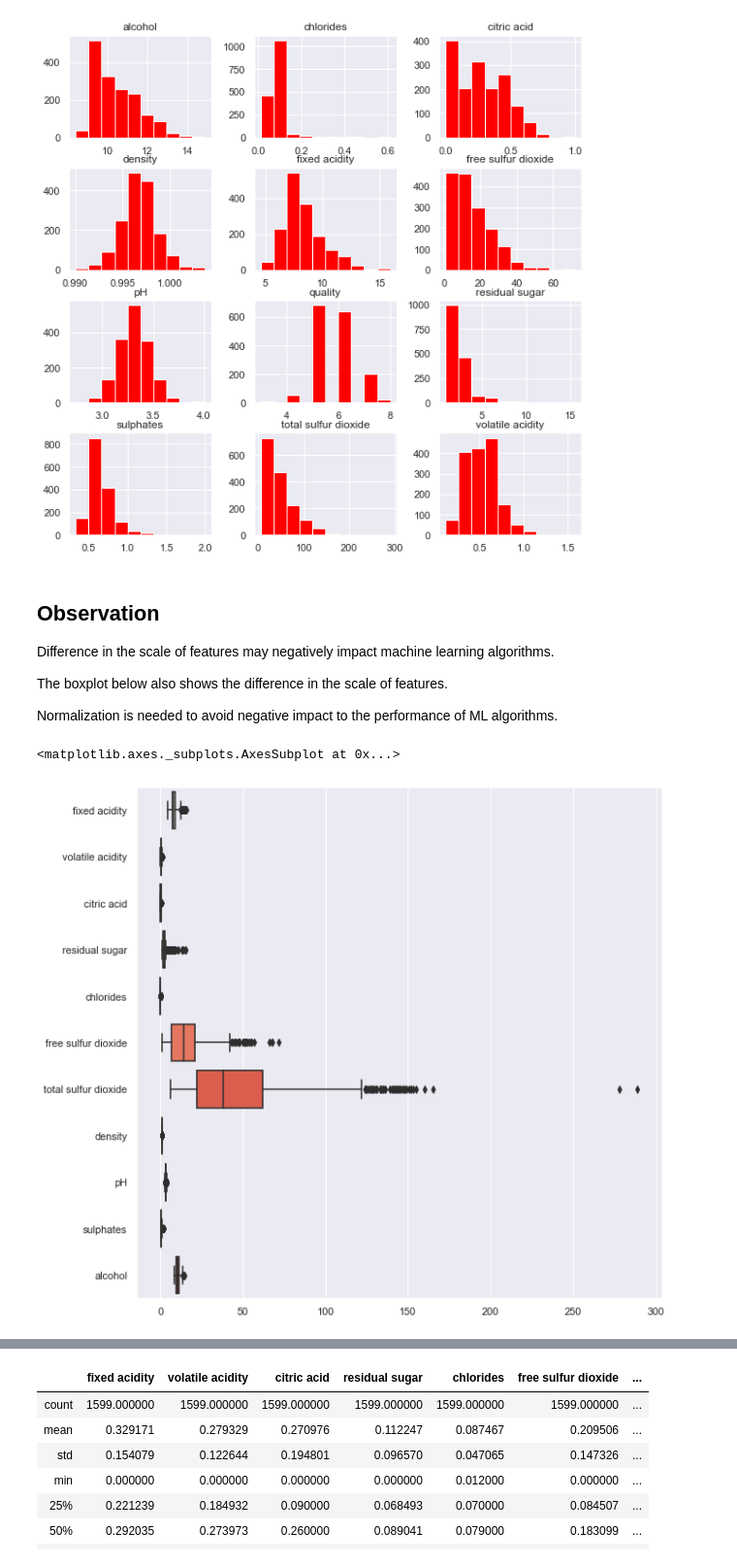
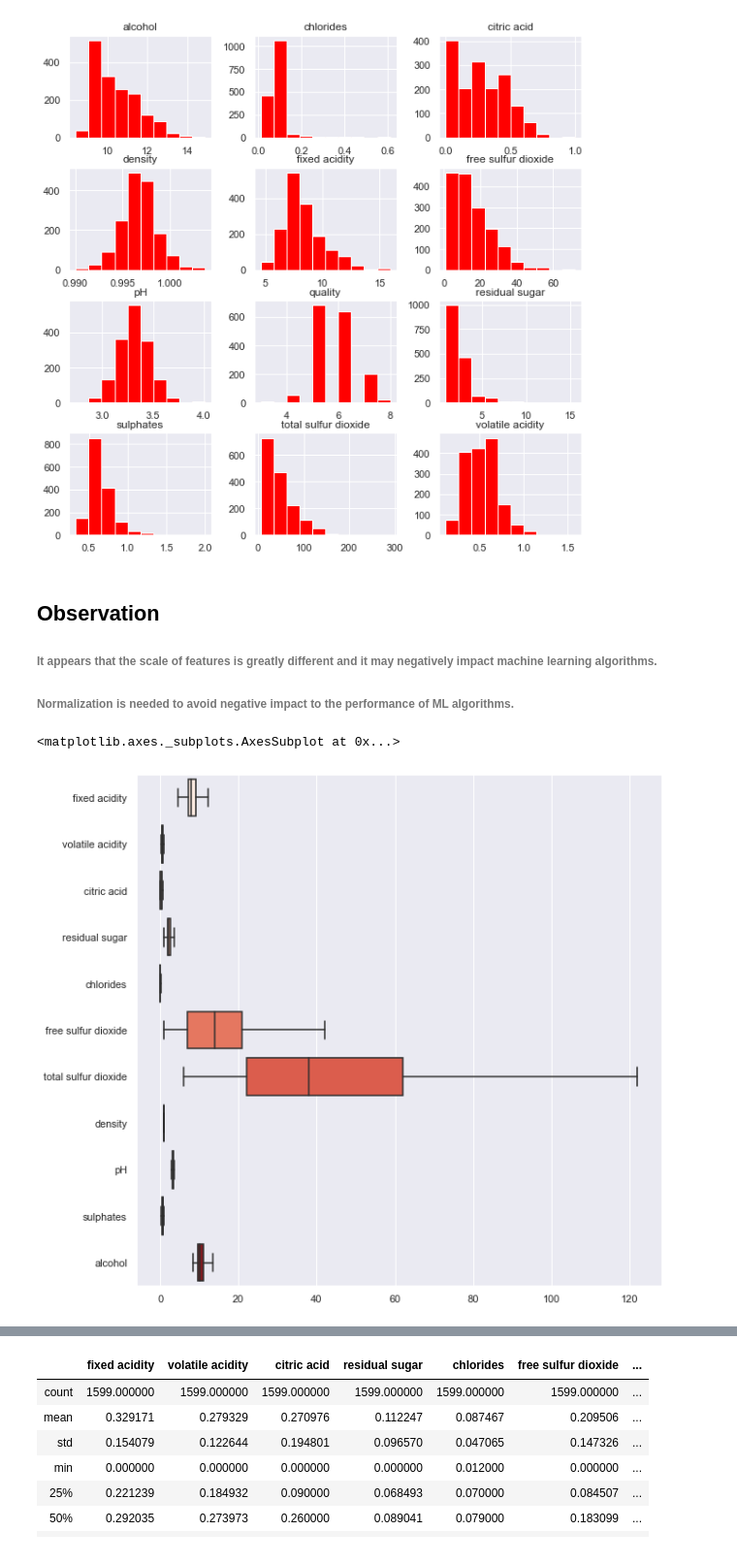
Before and after one commit to debraf86/Project3-Wine, a Jupyter notebook: FinalProject.ipynb, the cells around one changed output, grey strips where cells are left out. Shown at 97% size. Cells and saved outputs as stored; diff of their text form; code cells hidden in the pictures.

```diff
--- a/FinalProject.ipynb
+++ b/FinalProject.ipynb
@@ -27,14 +27,11 @@ plt.show()
 # %% [markdown]
 ## Observation
 
-Difference in the scale of features may negatively impact machine learning algorithms.
-
-The boxplot below also shows the difference in the scale of features.
-
-Normalization is needed to avoid negative impact to the performance of ML algorithms.
+###### It appears that the scale of features is greatly different and it may negatively impact machine learning algorithms.
+###### Normalization is needed to avoid negative impact to the performance of ML algorithms.
 # %%
 plt.figure(figsize=(10,10))
-sns.boxplot(data=wine_df.drop(columns=['quality']), orient='horizontal', palette='Reds')
+sns.boxplot(data=wine_df.drop(columns=['quality']), orient='horizontal', palette='Reds',showfliers=False)
 # %% [output]
 <matplotlib.axes._subplots.AxesSubplot at 0x...>
-[figure, old version]
+[figure, new version]
```
Also changed, not shown: parts of 6 cells of this notebook.
